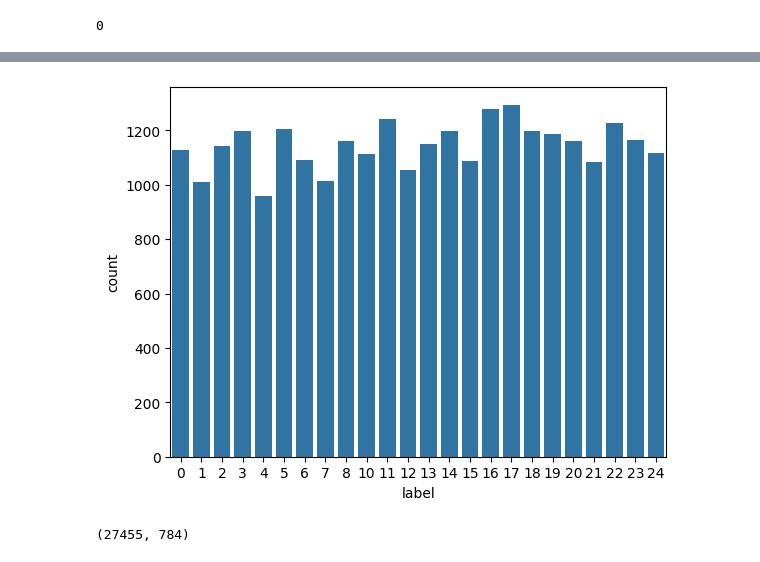
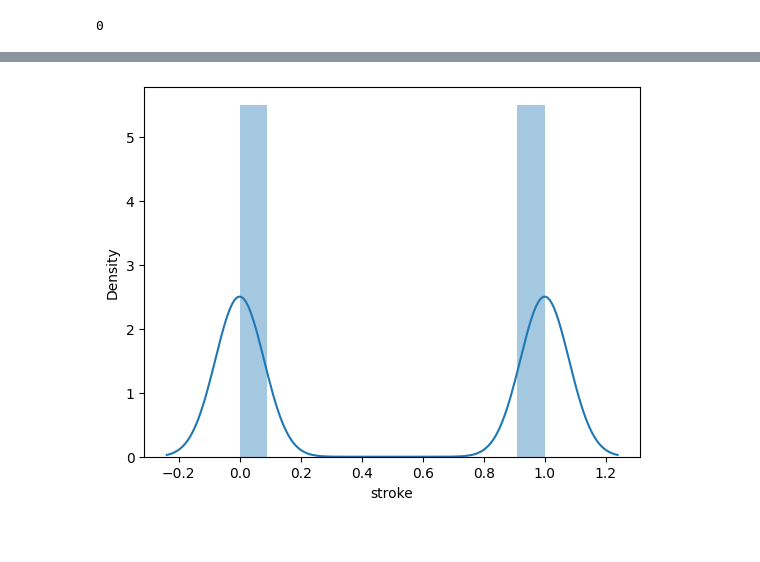
Before and after one commit to Venchislav/Neural-Networks, a Jupyter notebook: main.ipynb, the cells around one changed output, grey strips where cells are left out. Saved outputs shown, nothing was run; the diff lists cells and outputs as text; code cells hidden in the pictures.

```diff
--- a/main.ipynb
+++ b/main.ipynb
@@ -56,8 +138,4 @@ plt.imshow(one_sample_ex, cmap='gray',);
-# %%
-sns.countplot(data=df, x='label');
-# %% [output]
-[figure, removed]
-# %%
-X.shape
-# %% [output]
-(27455, 784)
+# %%
+sns.distplot(y);
+# %% [output]
+[figure, added]
```
Also changed, not shown: parts of 49 cells of this notebook.
